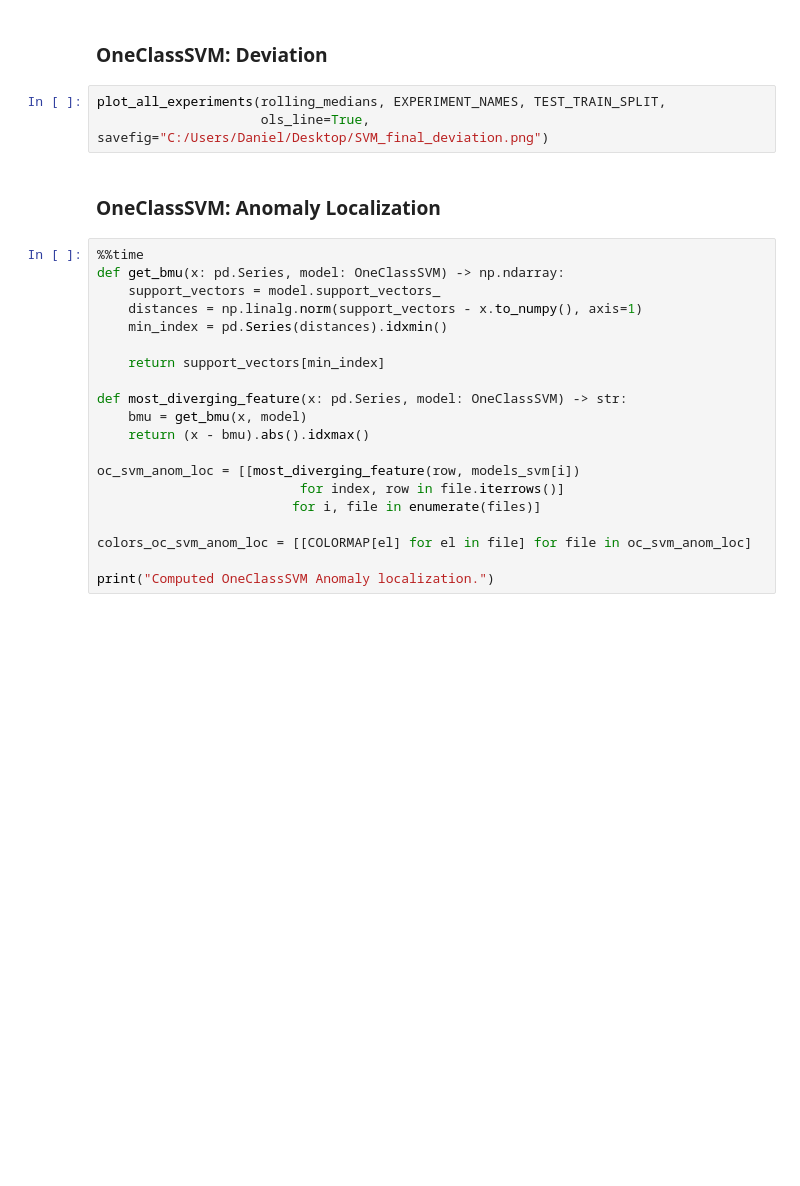
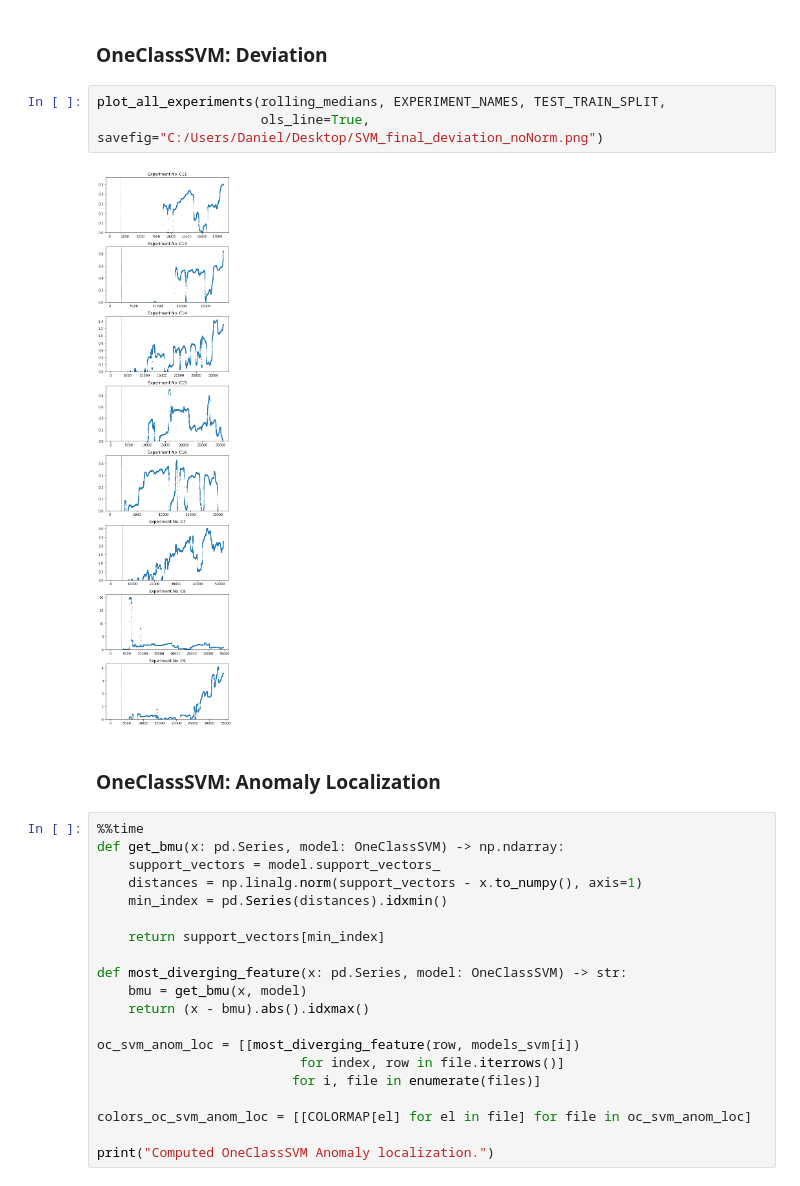
Before and after one commit to dglttr/dm_seminar_ws2020, a Jupyter notebook: notebooks/main.ipynb, the cells around one changed output. Cells and saved outputs as stored; diff of their text form; blank space fills up the shorter version.

```diff
--- a/notebooks/main.ipynb
+++ b/notebooks/main.ipynb
@@ -249,7 +293,9 @@ print("OneClassSVM models fitted.")
 ### OneClassSVM: Deviation
 # %%
 plot_all_experiments(rolling_medians, EXPERIMENT_NAMES, TEST_TRAIN_SPLIT,
-                     ols_line=True, savefig="C:/Users/Daniel/Desktop/SVM_final_deviation.png")
+                     ols_line=True, savefig="C:/Users/Daniel/Desktop/SVM_final_deviation_noNorm.png")
+# %% [output]
+[figure, added]
 # %% [markdown]
 ### OneClassSVM: Anomaly Localization
 # %%
```
Also changed, not shown: parts of 13 cells of this notebook.
